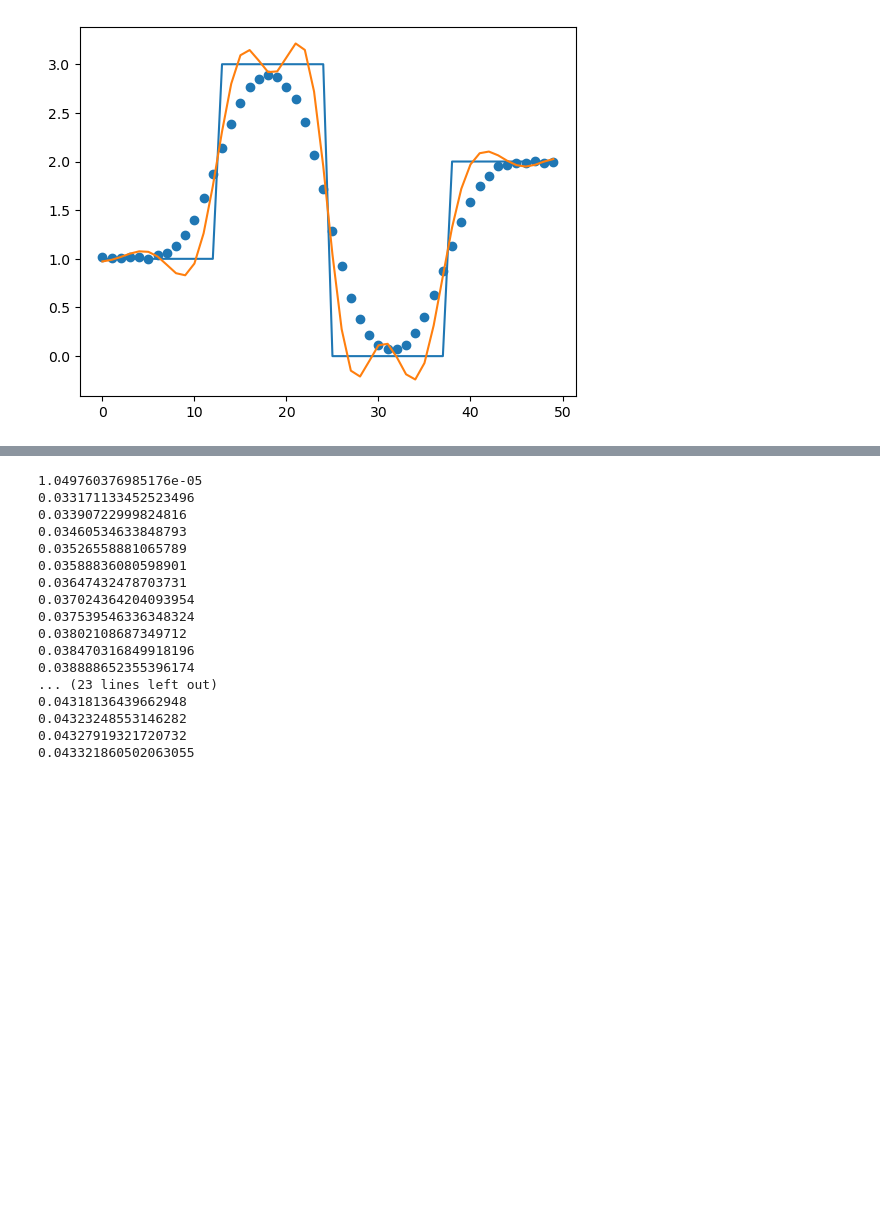
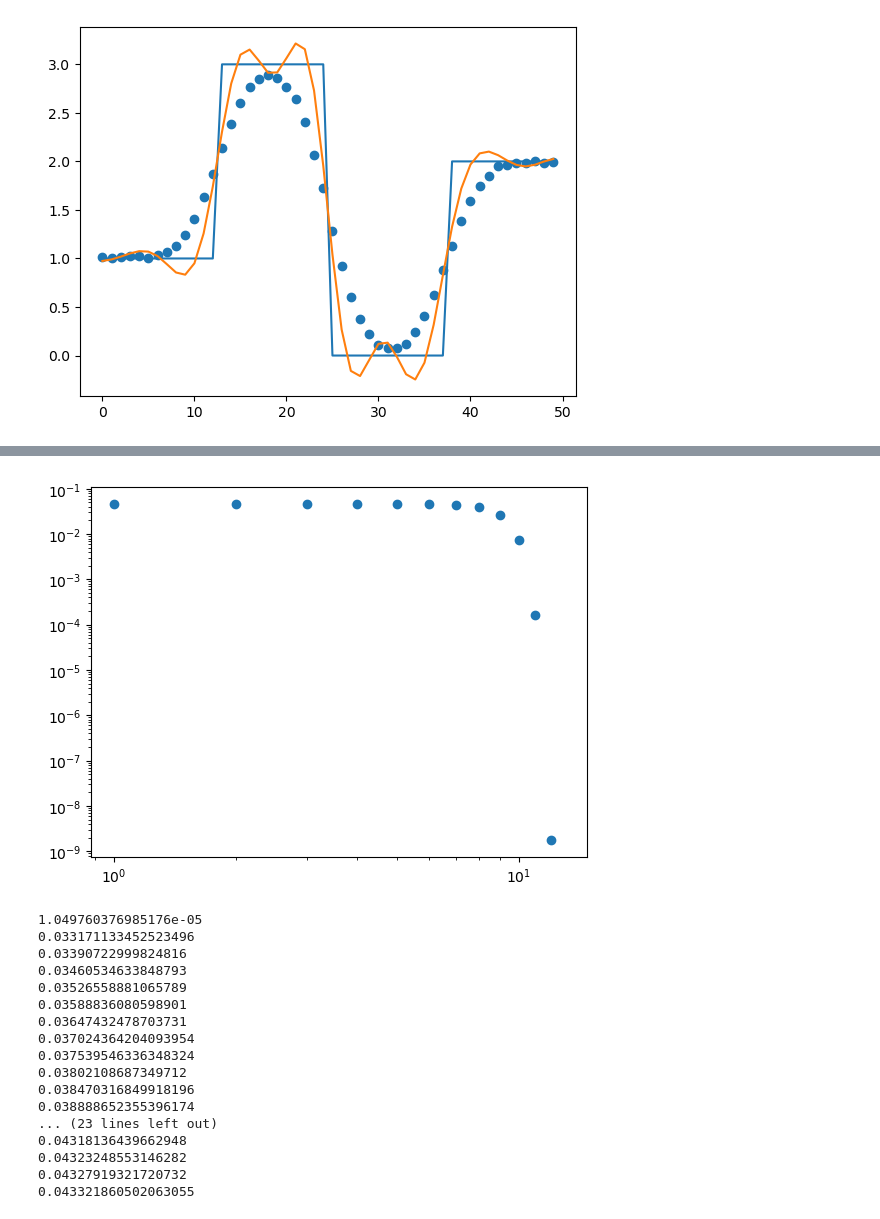
Before and after one commit to mpasha3/IRLS_prec_GSBL, a Jupyter notebook: dev/dp/my_root_finder.ipynb, the cells around one changed output, grey strips where cells are left out. Drawn from its saved outputs; the diff is of its cells as text; code cells hidden in the pictures; blank space fills up the shorter version.

```diff
--- a/dev/dp/my_root_finder.ipynb
+++ b/dev/dp/my_root_finder.ipynb
@@ -349,0 +342,2 @@ noise_var*len(sol)*(1.02**2)
+# %%
+data = dp_cubic(A, L, b, noise_stdev**2, eta=1.01, maxiter=35, beta0=None, tol=1e-3, early_stopping=True)
@@ -350,3 +349,14 @@ noise_var*len(sol)*(1.02**2)
+# %%
+betatrue = data["beta_hist"][-1]
+errs = np.abs(data["beta_hist"] - betatrue)
+its = [i+1 for i in range(len(errs))]
+
+plt.scatter(its, errs)
+plt.xscale("log")
+plt.yscale("log")
+plt.show()
+# %% [output]
+[figure, added]
 # %%
 data = dp_cubic2( (1.0/noise_stdev)*A, L, (1.0/noise_stdev)*b, 1.0, eta=1.02, maxiter=1000, beta0=None, tol=1e-3)
 # %% [output]
```
Also changed, not shown: parts of 11 cells of this notebook, 12 other files.
